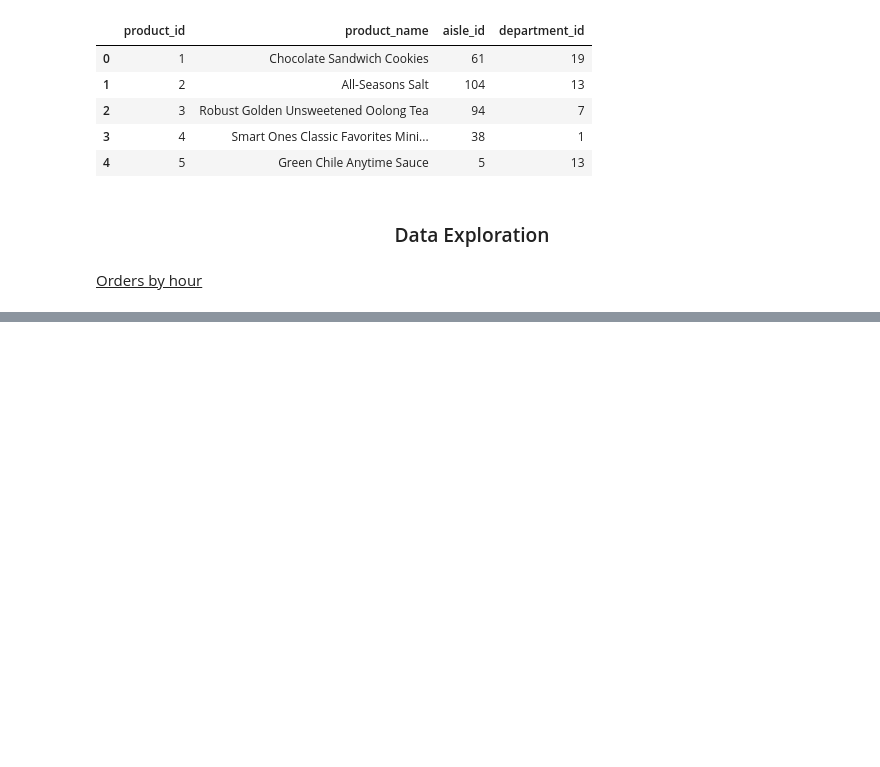
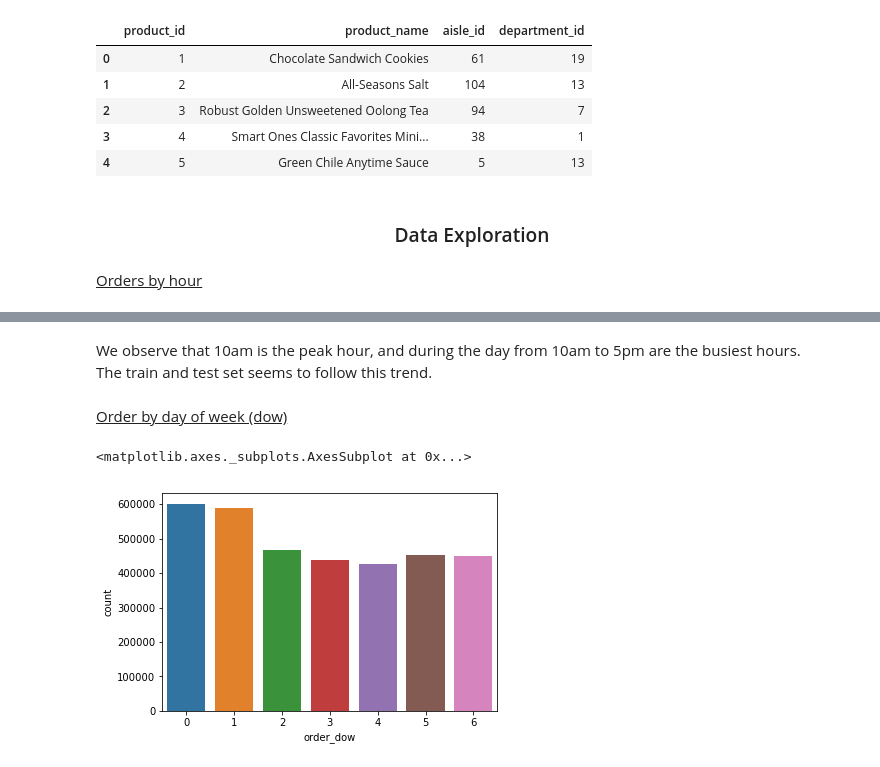
Before and after one commit to MelanVijayaratnam/Kaggle-nb, a Jupyter notebook: Instacart/Instacart.ipynb, the cells around one changed output, grey strips where cells are left out. Drawn from its saved outputs; the diff is of its cells as text; code cells hidden in the pictures; blank space fills up the shorter version.

```diff
--- a/Instacart/Instacart.ipynb
+++ b/Instacart/Instacart.ipynb
@@ -177,0 +215,11 @@ plt.show()
+# %% [markdown]
+We observe that 10am is the peak hour, and during the day from 10am to 5pm are the busiest hours. <br>
+The train and test set seems to follow this trend.
+# %% [markdown]
+<u>Order by day of week (dow)</u>
+# %%
+sns.countplot(x='order_dow',\
+             data=orders)
+# %% [output]
+<matplotlib.axes._subplots.AxesSubplot at 0x...>
+[figure, added]
```
Also changed, not shown: parts of 7 cells of this notebook.
